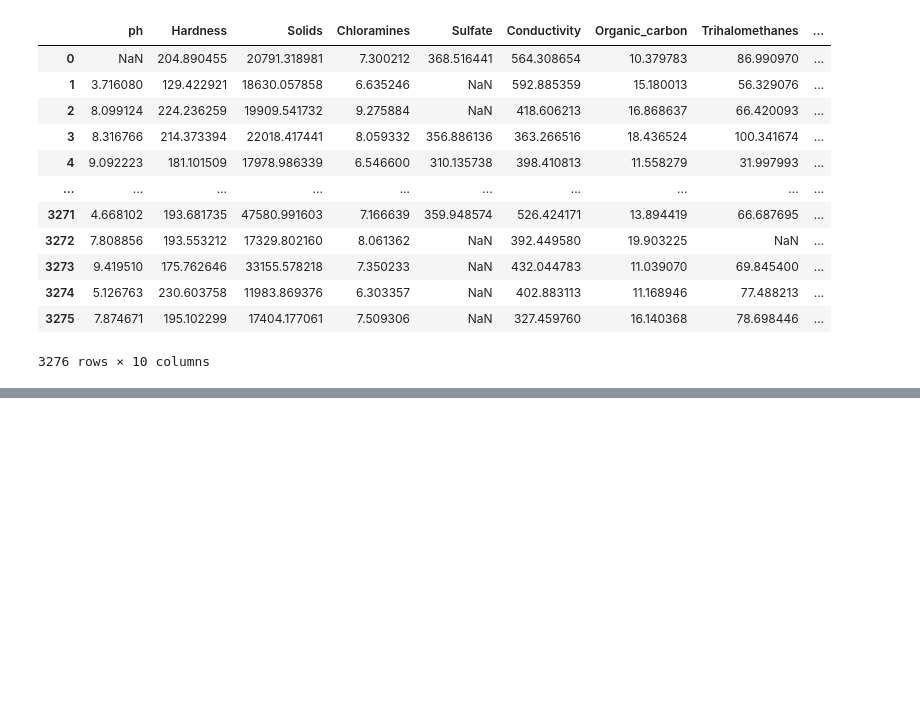
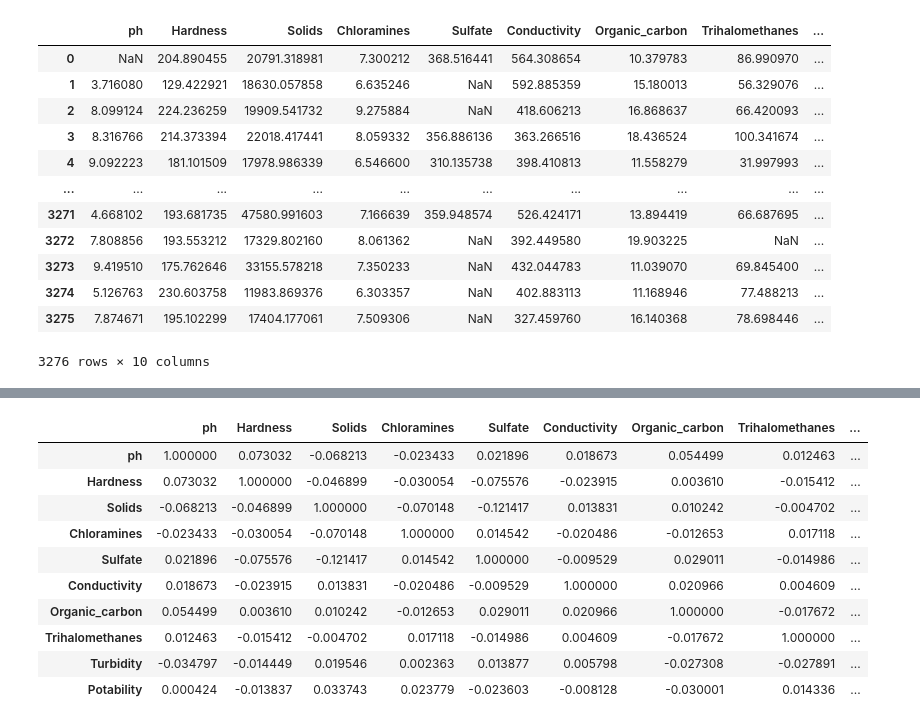
Before and after one commit to Saravanan-20G/Dataset6-Water_Quality, a Jupyter notebook: Water_Quality.ipynb, the cells around one changed output, grey strips where cells are left out. Drawn from its saved outputs; the diff is of its cells as text; code cells hidden in the pictures; blank space fills up the shorter version.

```diff
--- a/Water_Quality.ipynb
+++ b/Water_Quality.ipynb
@@ -21,0 +240,14 @@ df
+# %%
+df.corr()
+# %% [output]
+|  | ph | Hardness | Solids | Chloramines | Sulfate | Conductivity | Organic_carbon | Trihalomethanes | ... |
+| ph | 1.000000 | 0.073032 | -0.068213 | -0.023433 | 0.021896 | 0.018673 | 0.054499 | 0.012463 | ... |
+| Hardness | 0.073032 | 1.000000 | -0.046899 | -0.030054 | -0.075576 | -0.023915 | 0.003610 | -0.015412 | ... |
+| Solids | -0.068213 | -0.046899 | 1.000000 | -0.070148 | -0.121417 | 0.013831 | 0.010242 | -0.004702 | ... |
+| Chloramines | -0.023433 | -0.030054 | -0.070148 | 1.000000 | 0.014542 | -0.020486 | -0.012653 | 0.017118 | ... |
+| Sulfate | 0.021896 | -0.075576 | -0.121417 | 0.014542 | 1.000000 | -0.009529 | 0.029011 | -0.014986 | ... |
+| Conductivity | 0.018673 | -0.023915 | 0.013831 | -0.020486 | -0.009529 | 1.000000 | 0.020966 | 0.004609 | ... |
+| Organic_carbon | 0.054499 | 0.003610 | 0.010242 | -0.012653 | 0.029011 | 0.020966 | 1.000000 | -0.017672 | ... |
+| Trihalomethanes | 0.012463 | -0.015412 | -0.004702 | 0.017118 | -0.014986 | 0.004609 | -0.017672 | 1.000000 | ... |
+| Turbidity | -0.034797 | -0.014449 | 0.019546 | 0.002363 | 0.013877 | 0.005798 | -0.027308 | -0.027891 | ... |
+| Potability | 0.000424 | -0.013837 | 0.033743 | 0.023779 | -0.023603 | -0.008128 | -0.030001 | 0.014336 | ... |
```
Also changed, not shown: parts of 17 cells of this notebook.
